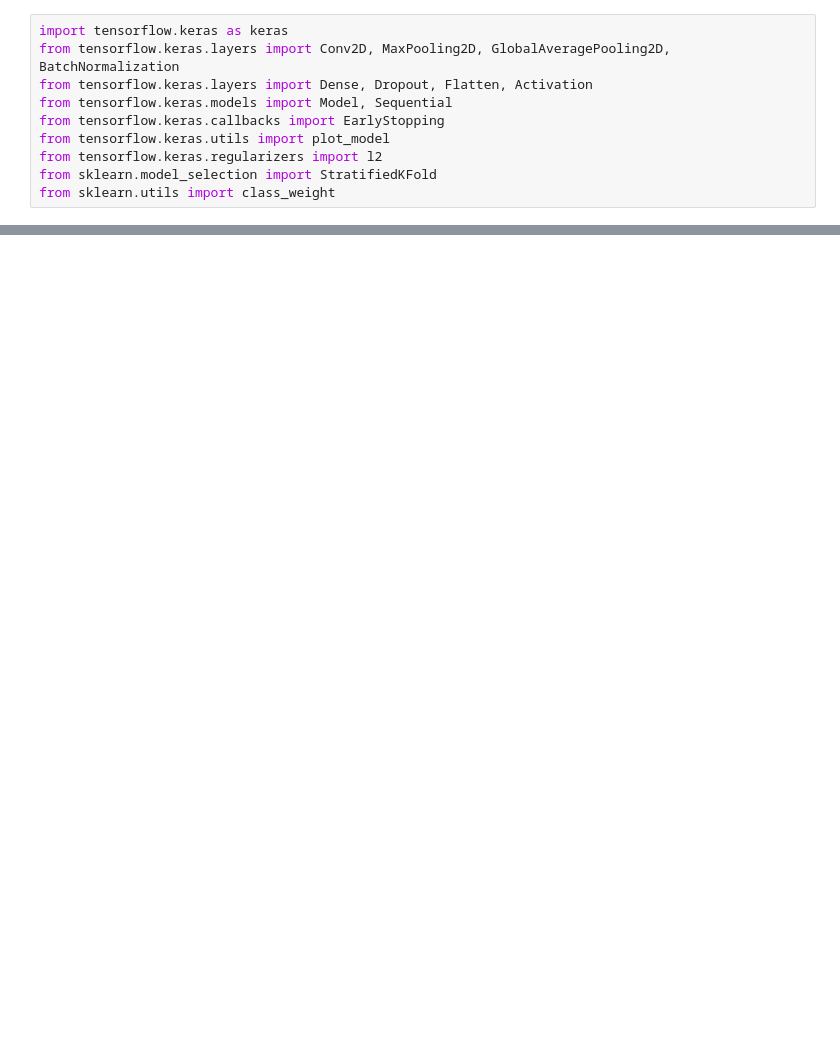
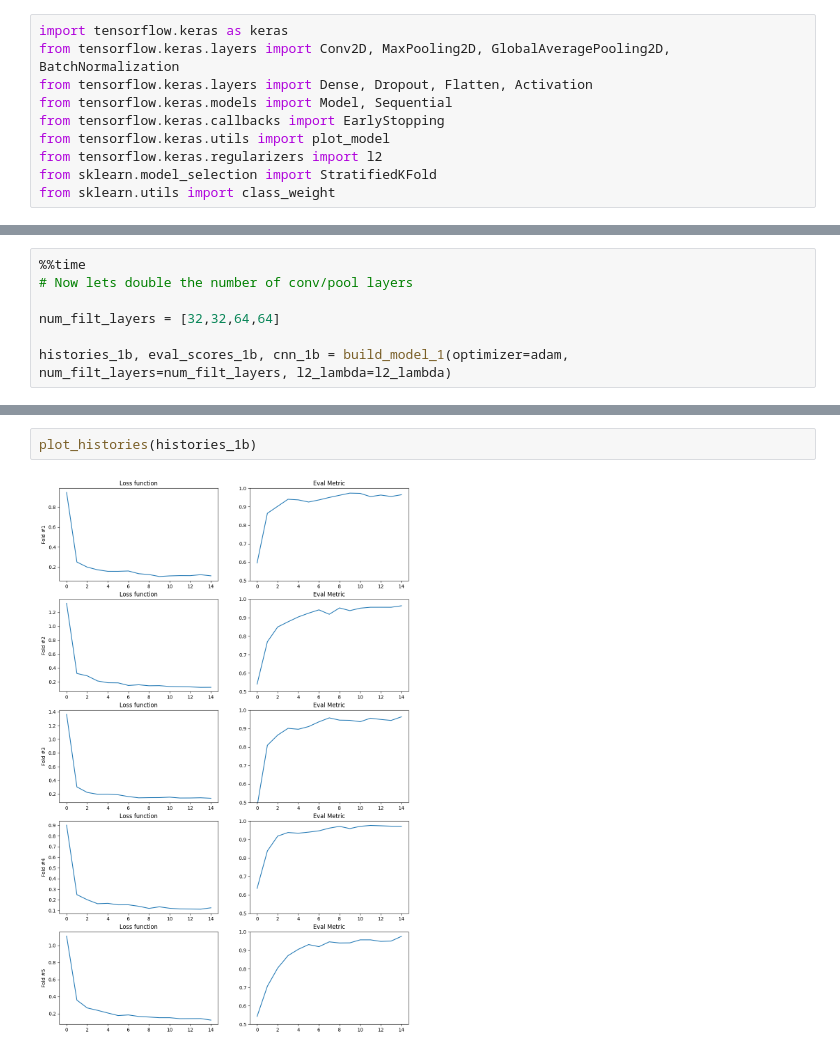
Before and after one commit to kirkwat/machine-learning, a Jupyter notebook: lab6/kirk.ipynb, the cells around one changed output, grey strips where cells are left out. Saved outputs shown, nothing was run; the diff lists cells and outputs as text; blank space fills up the shorter version.

```diff
--- a/lab6/kirk.ipynb
+++ b/lab6/kirk.ipynb
@@ -290,0 +281,7 @@ plot_histories(histories)
+# %%
+%%time
+# Now lets double the number of conv/pool layers
+
+num_filt_layers = [32,32,64,64]
+
+histories_1b, eval_scores_1b, cnn_1b = build_model_1(optimizer=adam, num_filt_layers=num_filt_layers, l2_lambda=l2_lambda)
@@ -290,0 +306,4 @@ plot_histories(histories)
+# %%
+plot_histories(histories_1b)
+# %% [output]
+[figure, added]
```
Also changed, not shown: parts of 36 cells of this notebook.
